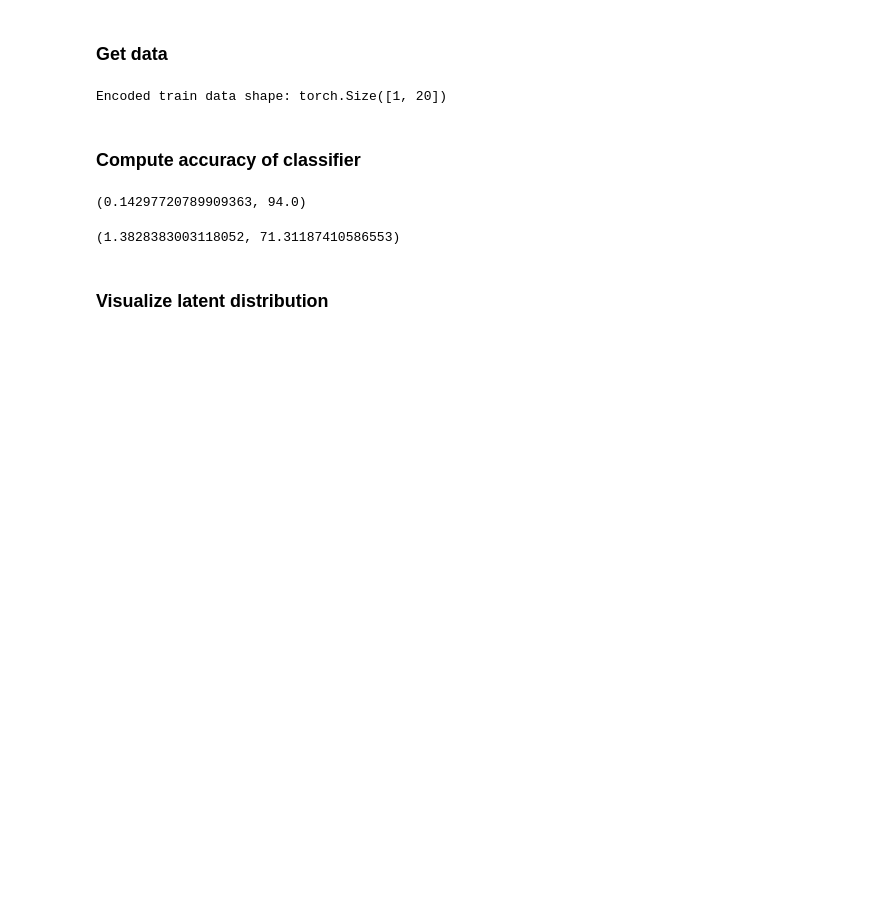
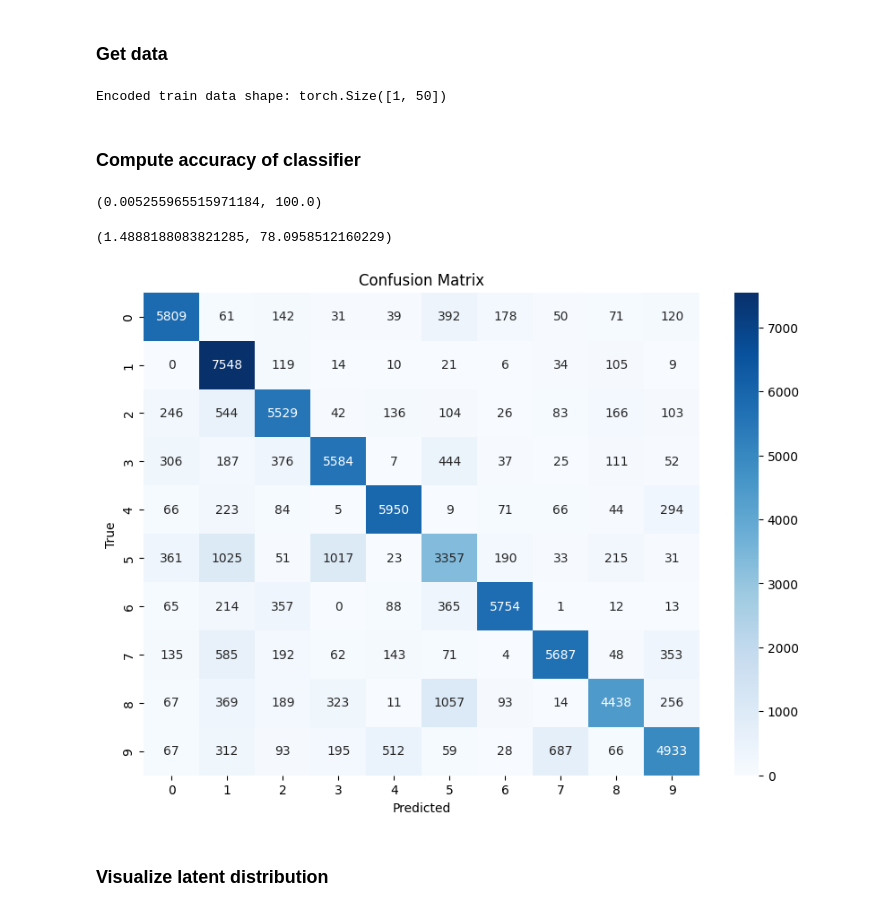
Before and after one commit to RohanS14/torchVAE, a Jupyter notebook: notebooks/vis.ipynb, the cells around one changed output. Saved outputs shown, nothing was run; the diff lists cells and outputs as text; code cells hidden in the pictures; blank space fills up the shorter version.

```diff
--- a/notebooks/vis.ipynb
+++ b/notebooks/vis.ipynb
@@ -58,34 +58,14 @@ data_l, data_u = loadData(DATASET_NAME, NUM_TRAIN)
 dataLoader_l = DataLoader(data_l, batch_size=BATCH_SIZE, shuffle=True)
 dataLoader_u = DataLoader(data_u, batch_size=BATCH_SIZE, shuffle=False)
 # %%
-class EncodedDataset(Dataset):
-    def __init__(self, dataset, encode_fn, device):
-        self.dataset = dataset
-        self.encode_fn = encode_fn
-        self.device = device
-        self.encoded_images = []
-        self.labels = []
-
-        # Encode all images beforehand and store them
-        for image, label in tqdm(dataset):
-            encoded_image = self.encode_fn(image, device)
-            self.encoded_images.append(encoded_image)
-            self.labels.append(label)
-
-    def __len__(self):
-        return len(self.dataset)
-
-    def __getitem__(self, idx):
-        return self.encoded_images[idx], self.labels[idx]
-
 def encode(x, device):
     with torch.no_grad():
-        pcvae.encoder.eval()
+        cpcvae.encoder.eval()
         x = x.to(device)
-        mean, logvar = pcvae.encoder(x.to(device))
+        mean, logvar = cpcvae.encoder(x.to(device))
 
         # Sample an image from the distribution
-        z = pcvae.encoder.sample(mean, logvar)
+        z = cpcvae.encoder.sample(mean, logvar)
         z = z.detach()
 
         return z
@@ -97,7 +77,7 @@ print(f'Encoded train data shape: {encoded_train_data[0][0].shape}')
 train_dataLoader = DataLoader(encoded_train_data, batch_size=BATCH_SIZE, shuffle=True)
 valid_dataLoader = DataLoader(encoded_val_data, batch_size=BATCH_SIZE, shuffle=False)
 # %% [output]
-Encoded train data shape: torch.Size([1, 20])
+Encoded train data shape: torch.Size([1, 50])
 # %% [markdown]
 ### Compute accuracy of classifier
 # %%
@@ -127,13 +107,17 @@ def validate(model, dataLoader, device, input_size, loss_fn):
     accuracy_score = 100 * accurate/total
     return np.mean(dl_losses), accuracy_score
 # %%
-validate(pcvae.classifier, train_dataLoader, device=device, input_size=20, loss_fn=nn.CrossEntropyLoss())
+validate(cpcvae.classifier, train_dataLoader, device=device, input_size=50, loss_fn=nn.CrossEntropyLoss())
 # %% [output]
-(0.14297720789909363, 94.0)
+(0.005255965515971184, 100.0)
 # %%
-validate(pcvae.classifier, valid_dataLoader, device=device, input_size=20, loss_fn=nn.CrossEntropyLoss())
+validate(cpcvae.classifier, valid_dataLoader, device=device, input_size=50, loss_fn=nn.CrossEntropyLoss())
 # %% [output]
-(1.3828383003118052, 71.31187410586553)
+(1.4888188083821285, 78.0958512160229)
+# %%
+generate_confusion_matrix(cpcvae, valid_dataLoader, device)
+# %% [output]
+[figure, added]
 # %% [markdown]
 ### Visualize latent distribution
 # %%
```
Also changed, not shown: parts of 15 cells of this notebook, 20 other files.
